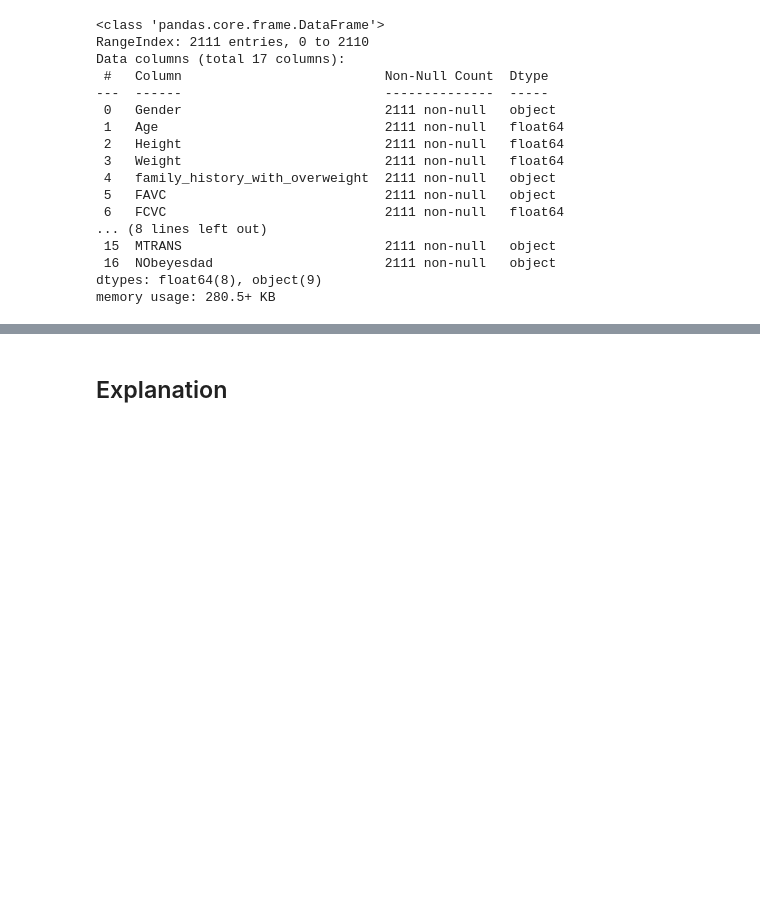
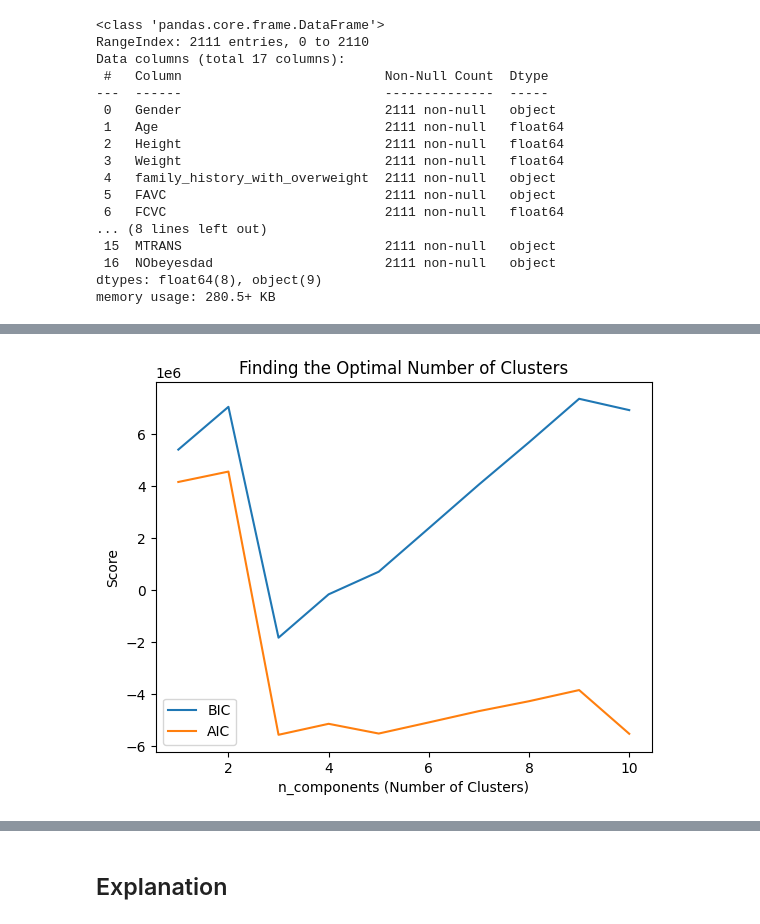
Before and after one commit to kyu976/Obesity-and-Eating-Habits, a Jupyter notebook: OEH_DW.ipynb, the cells around one changed output, grey strips where cells are left out. Drawn from its saved outputs; the diff is of its cells as text; code cells hidden in the pictures; blank space fills up the shorter version.

Commit message:
Trying Gaussian methods

```diff
--- a/OEH_DW.ipynb
+++ b/OEH_DW.ipynb
@@ -43,0 +45,7 @@ Converting categorical variables to binary variables:
+# %%
+# Getting dummies for Gender, Age, Height, Weight, family_history_with_overweight, SMOKE, FAVC, NCP, CALC, MTRANS, and NObeyesdad variables
+
+new_df = df[['Gender', 'Age', 'Height', 'Weight', 'family_history_with_overweight', 'SMOKE', 'FAVC', 'NCP', 'CALC', 'MTRANS', 'NObeyesdad']]
+df_encoded = pd.get_dummies(new_df, columns = ['Gender', 'family_history_with_overweight', 'SMOKE', 'FAVC', 'NCP', 'CALC', 'MTRANS', 'NObeyesdad'])
+X = df_encoded
+df_encoded.head()
@@ -44 +60,20 @@ Converting categorical variables to binary variables:
+# %%
+# Prepare Data
+scaler = StandardScaler()
+X_scaled = scaler.fit_transform(X)
+
+# Find the ideal number of clusters
+n_components = np.arange(1, 11)
+models = [GaussianMixture(n, covariance_type='full', random_state=42).fit(X_scaled)
+          for n in n_components]
+
+plt.plot(n_components, [m.bic(X_scaled) for m in models], label='BIC')
+plt.plot(n_components, [m.aic(X_scaled) for m in models], label='AIC')
+plt.legend(loc='best')
+plt.xlabel('n_components (Number of Clusters)')
+plt.ylabel('Score')
+plt.title('Finding the Optimal Number of Clusters')
+plt.show()
+# %% [output]
+[figure, added]
 # %%
```
Also changed, not shown: parts of 5 cells of this notebook.
